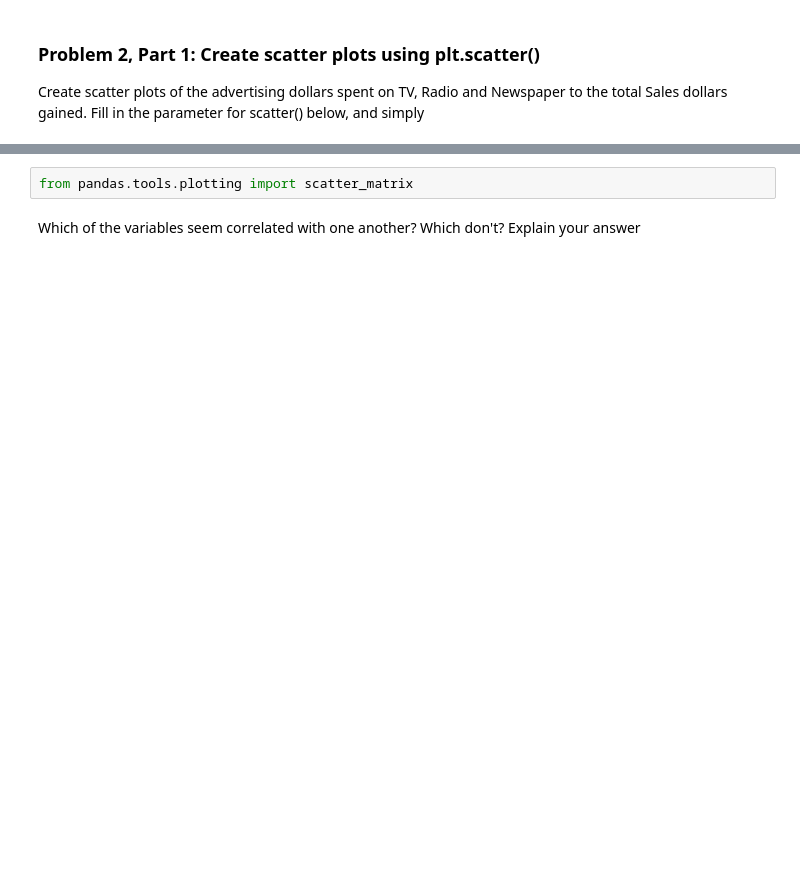
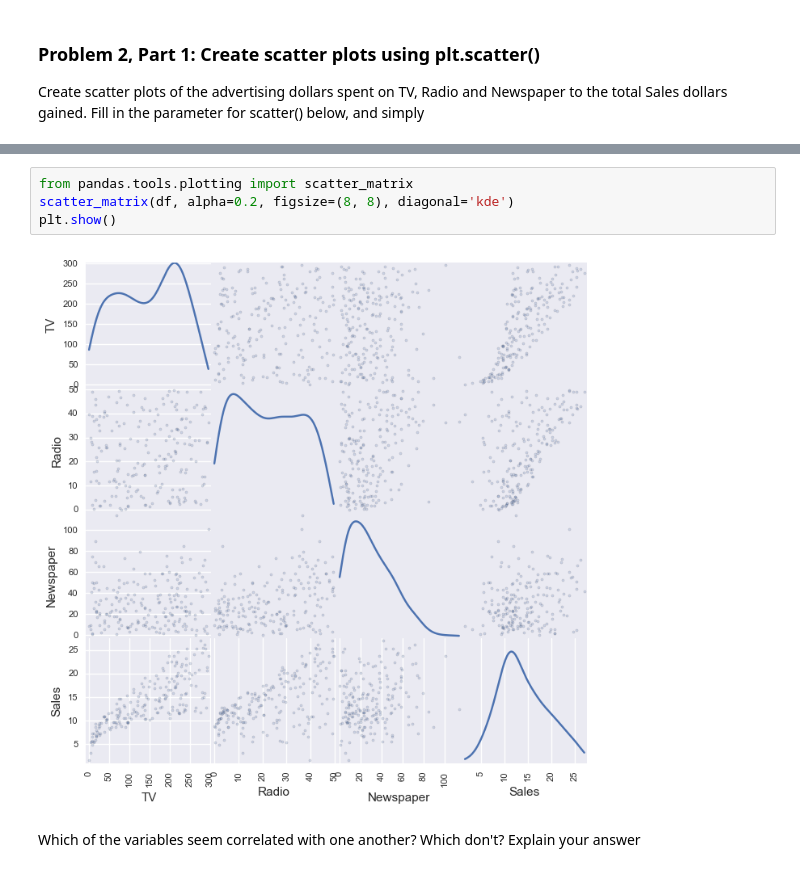
Before and after one commit to Columbia-Intro-Data-Science/python-introduction-ads2206, a Jupyter notebook: Homework 1 - Github and Pandas.ipynb, the cells around one changed output, grey strips where cells are left out. Cells and saved outputs as stored; diff of their text form; blank space fills up the shorter version.

```diff
--- a/Homework 1 - Github and Pandas.ipynb
+++ b/Homework 1 - Github and Pandas.ipynb
@@ -77,4 +102,8 @@ plt.scatter(Fill_this_in)
 # %%
 from pandas.tools.plotting import scatter_matrix
+scatter_matrix(df, alpha=0.2, figsize=(8, 8), diagonal='kde')
+plt.show()
+# %% [output]
+[figure, added]
 # %% [markdown]
 Which of the variables seem correlated with one another? Which don't? Explain your answer
```
Also changed, not shown: parts of 35 cells of this notebook.
